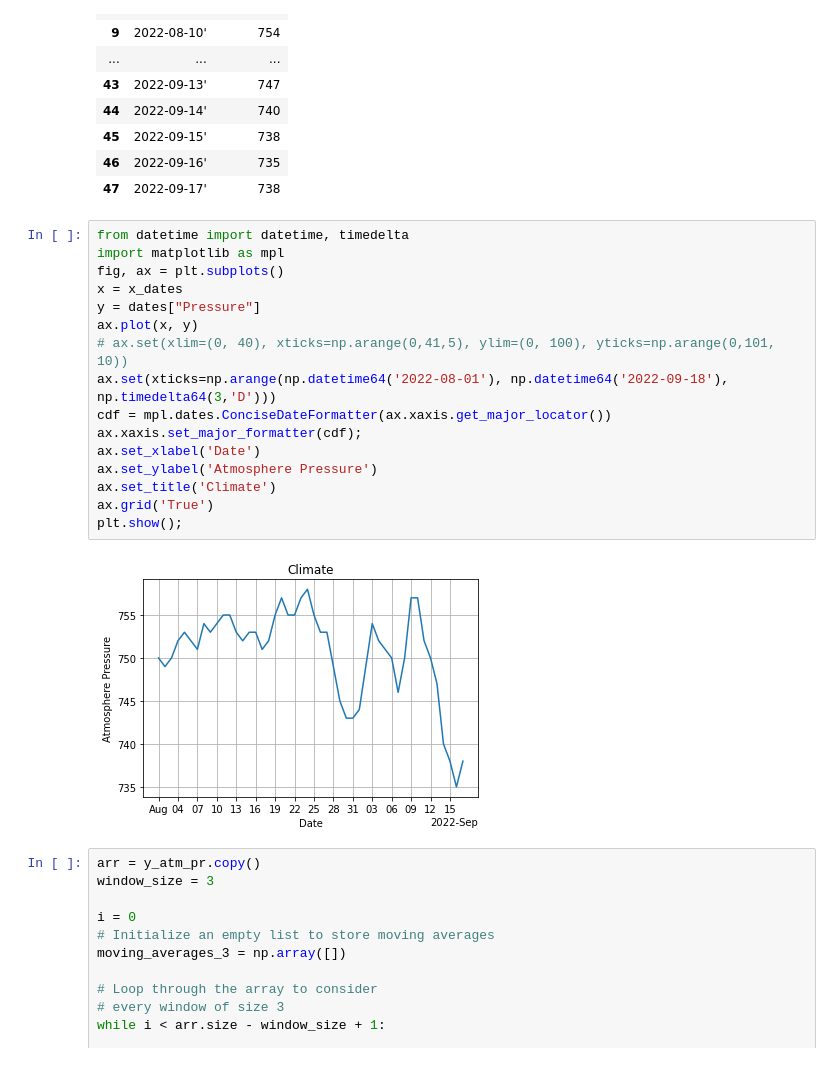
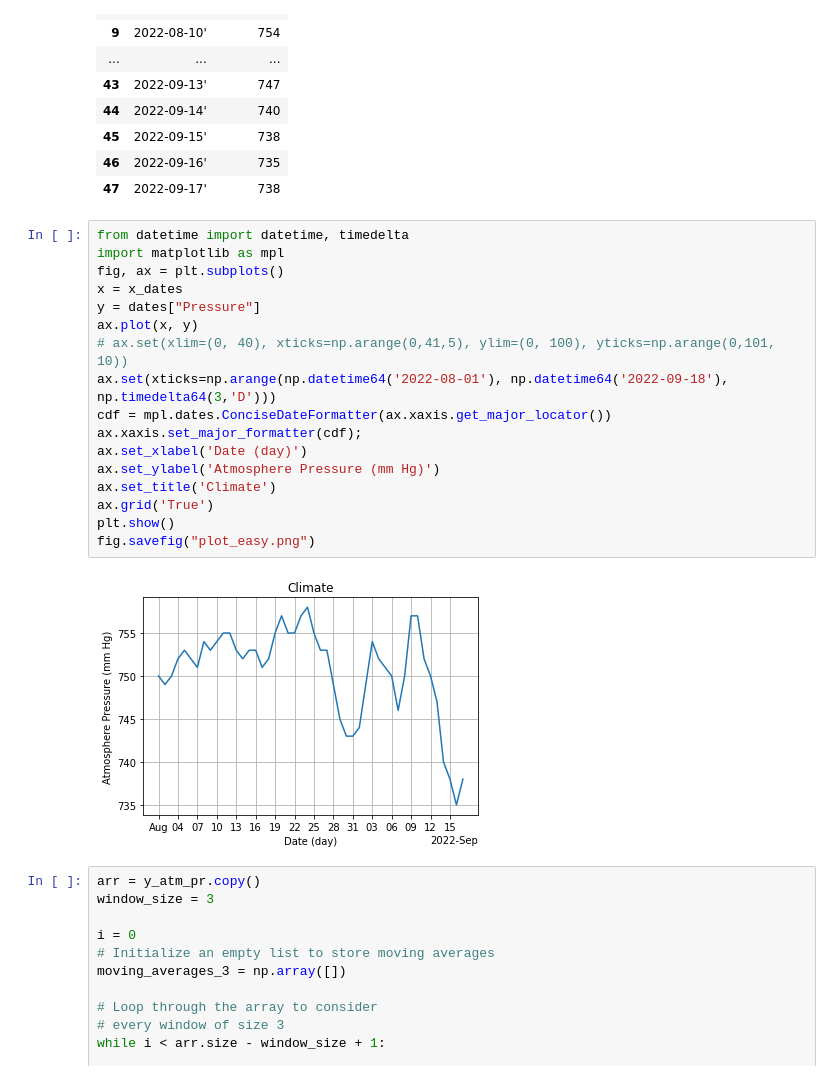
Before and after one commit to Glawary/Lab1, a Jupyter notebook: Lab1.ipynb, the cells around one changed output. Saved outputs shown, nothing was run; the diff lists cells and outputs as text.

```diff
--- a/Lab1.ipynb
+++ b/Lab1.ipynb
@@ -74,21 +74,22 @@ dates
 # %%
 from datetime import datetime, timedelta
 import matplotlib as mpl
 fig, ax = plt.subplots()
 x = x_dates
 y = dates["Pressure"]
 ax.plot(x, y)
 # ax.set(xlim=(0, 40), xticks=np.arange(0,41,5), ylim=(0, 100), yticks=np.arange(0,101, 10))
 ax.set(xticks=np.arange(np.datetime64('2022-08-01'), np.datetime64('2022-09-18'), np.timedelta64(3,'D')))
 cdf = mpl.dates.ConciseDateFormatter(ax.xaxis.get_major_locator())
 ax.xaxis.set_major_formatter(cdf);
-ax.set_xlabel('Date')
-ax.set_ylabel('Atmosphere Pressure')
+ax.set_xlabel('Date (day)')
+ax.set_ylabel('Atmosphere Pressure (mm Hg)')
 ax.set_title('Climate')
 ax.grid('True')
-plt.show();
+plt.show()
+fig.savefig("plot_easy.png")
 # %% [output]
-[figure, old version]
+[figure, new version]
 # %%
 arr = y_atm_pr.copy()
 window_size = 3
```
Also changed, not shown: parts of 11 cells of this notebook, 13 other files.
